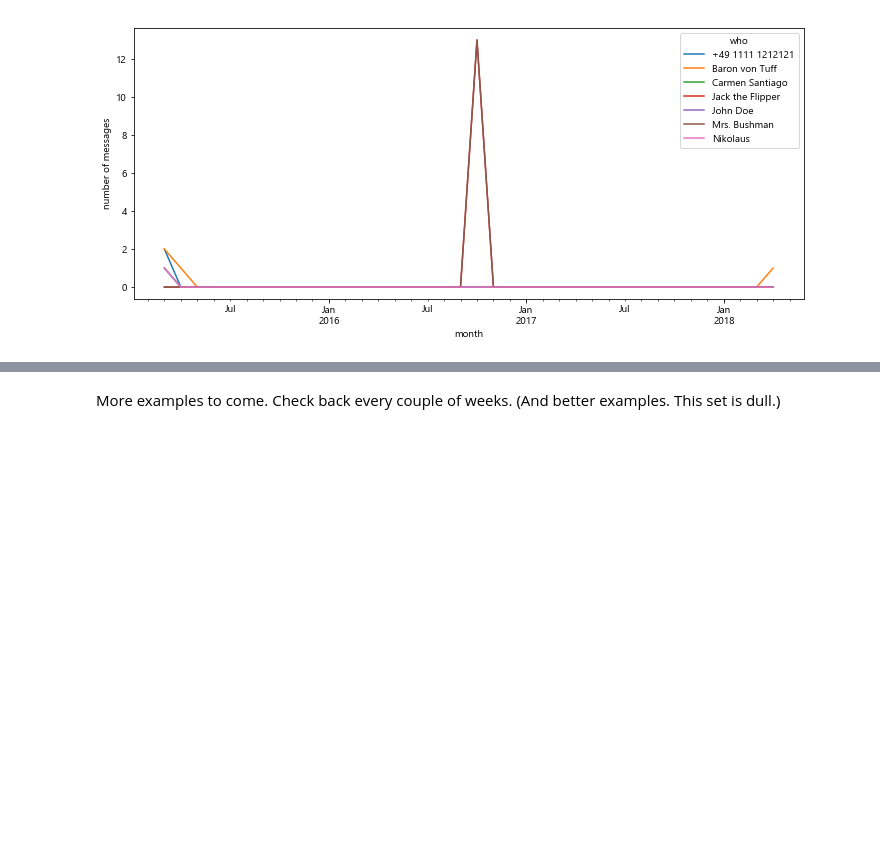
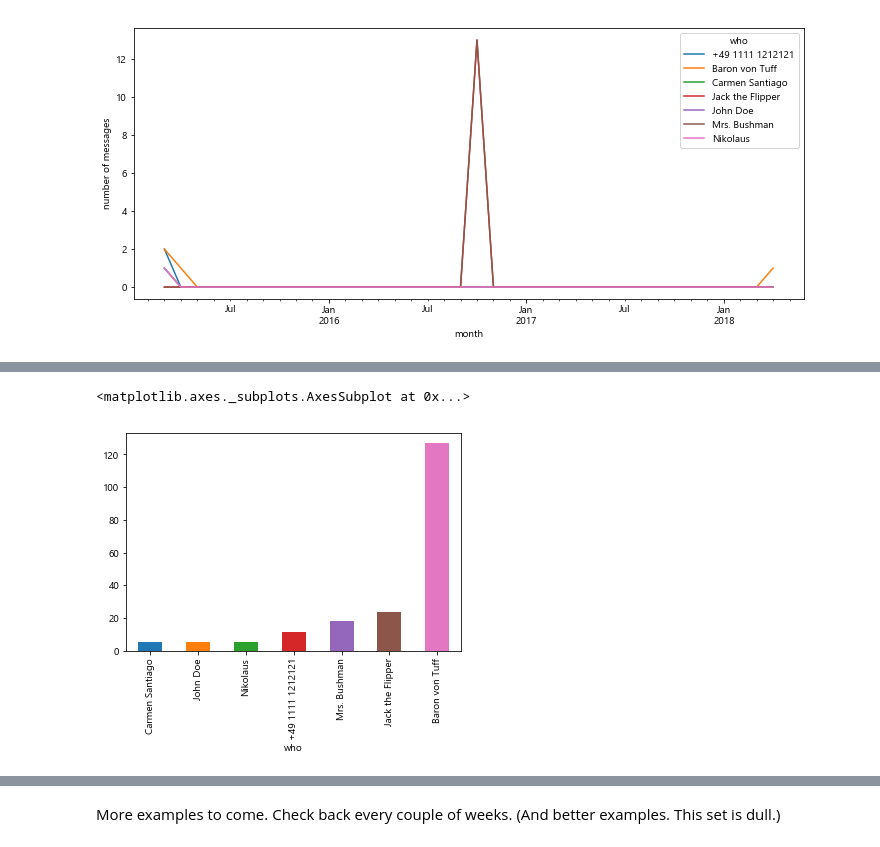
Before and after one commit to phillies/WhatshAppened, a Jupyter notebook: WhatshAppened_example.ipynb, the cells around one changed output, grey strips where cells are left out. Drawn from its saved outputs; the diff is of its cells as text; code cells hidden in the pictures; blank space fills up the shorter version.

Commit message:
alpha-06 - Message statistics for WAPanda added - Examples added

```diff
--- a/WhatshAppened_example.ipynb
+++ b/WhatshAppened_example.ipynb
@@ -152,0 +167,6 @@ Text(0,0.5,'number of messages')
+# %%
+pan.calc_message_stats()
+pan._message_stats['average length'].sort_values().plot(kind='bar')
+# %% [output]
+<matplotlib.axes._subplots.AxesSubplot at 0x...>
+[figure, added]
```
Also changed, not shown: parts of 5 cells of this notebook, 2 other files.
